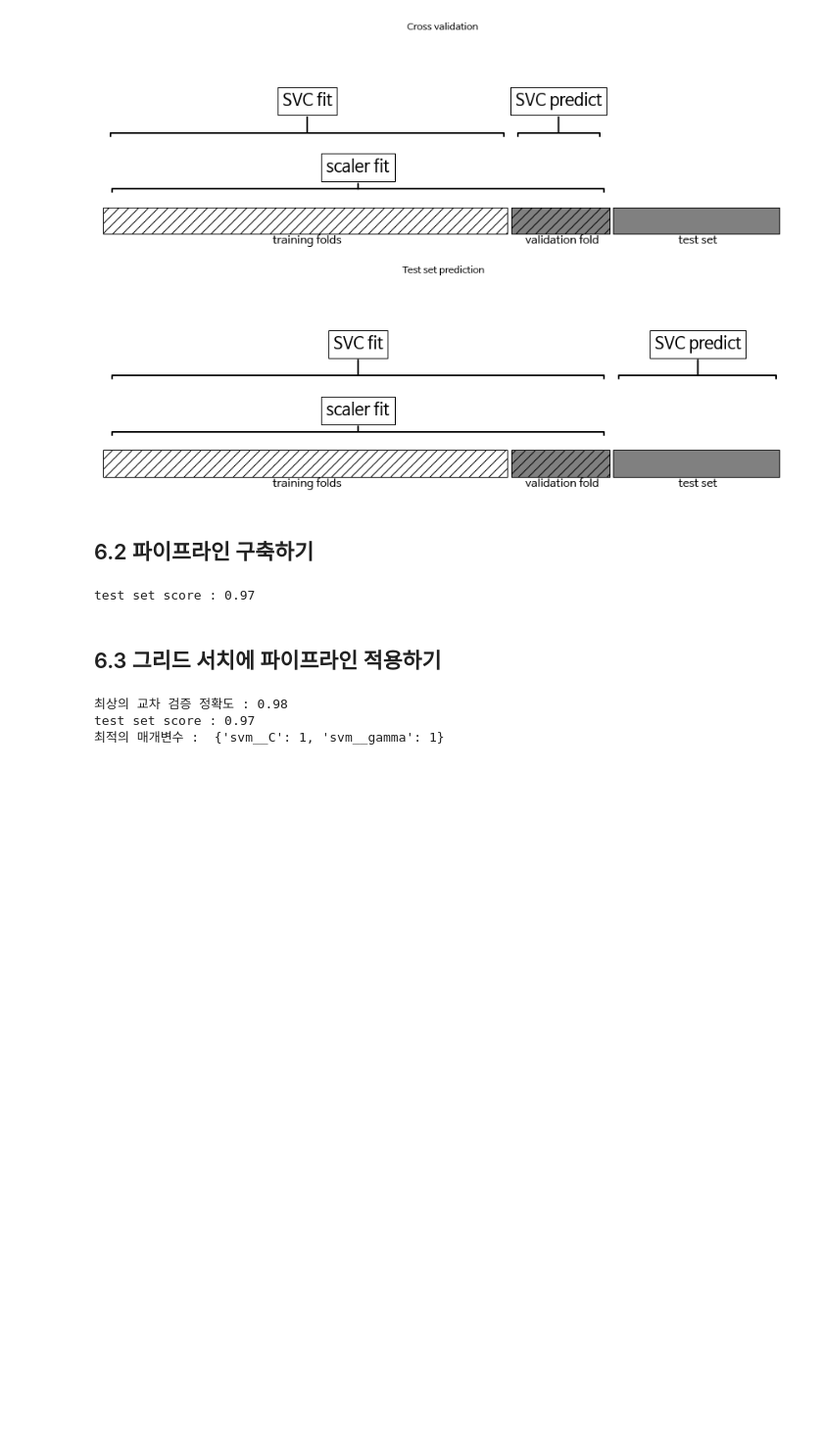
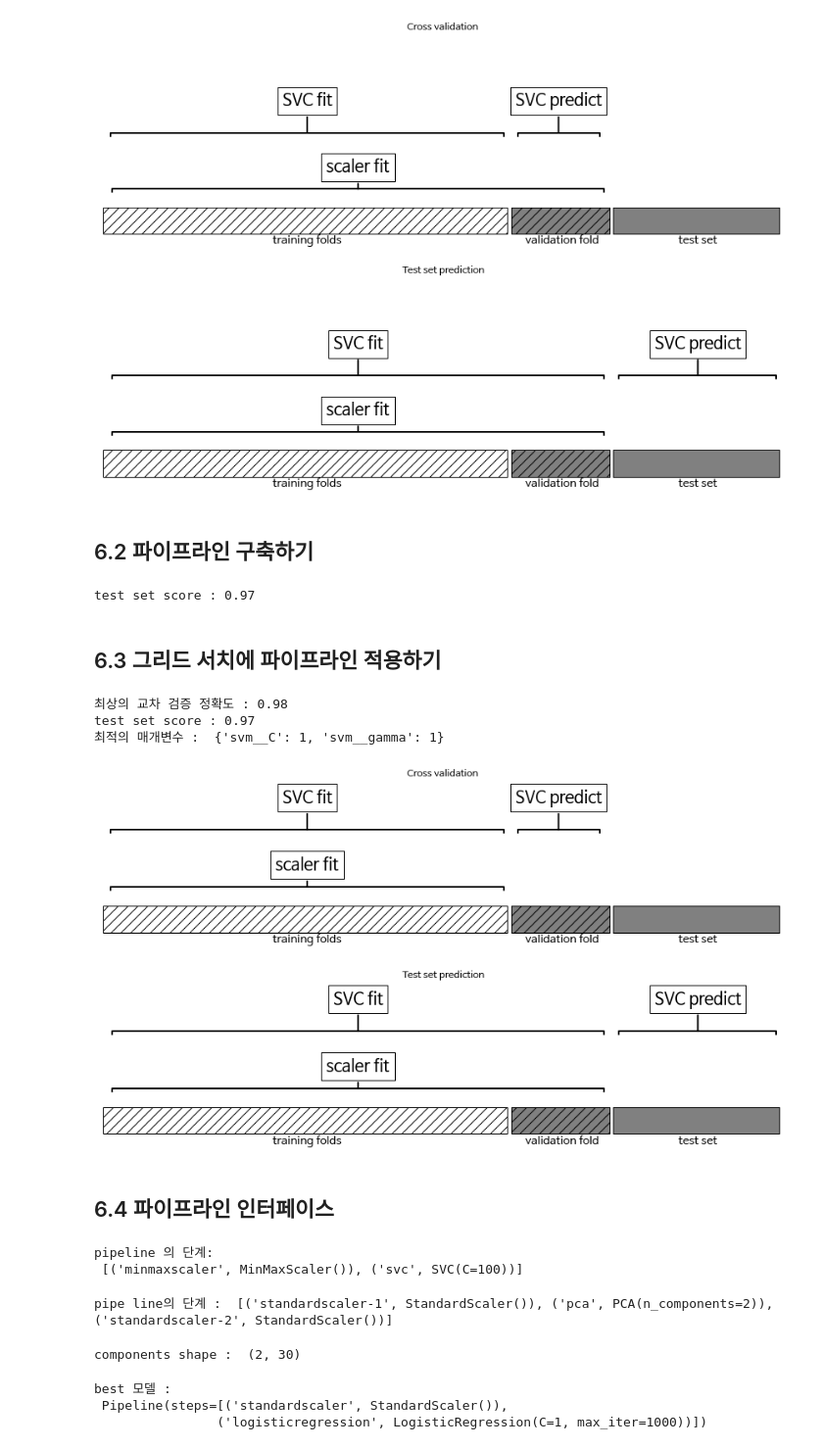
Before and after one commit to 1bin01/Machine-Learning, a Jupyter notebook: Introduction-to-Machine-Learning/Ch6_algorithm_chains_and_pipelines.ipynb, the cells around one changed output. Shown at 98% size. Drawn from its saved outputs; the diff is of its cells as text; code cells hidden in the pictures; blank space fills up the shorter version.

```diff
--- a/Introduction-to-Machine-Learning/Ch6_algorithm_chains_and_pipelines.ipynb
+++ b/Introduction-to-Machine-Learning/Ch6_algorithm_chains_and_pipelines.ipynb
@@ -91,3 +91,50 @@ print("최적의 매개변수 : ", grid.best_params_)
 최상의 교차 검증 정확도 : 0.98
 test set score : 0.97
 최적의 매개변수 :  {'svm__C': 1, 'svm__gamma': 1}
+# %%
+mglearn.plots.plot_proper_processing()
+# %% [output]
+[figure, added]
+# %% [markdown]
+## 6.4 파이프라인 인터페이스
+# %%
+# 6.4.1 make_pipeline을 사용한 파이프라인 생성
+from sklearn.pipeline import make_pipeline
+
+pipe_short = make_pipeline(MinMaxScaler(), SVC(C = 100))
+print("pipeline 의 단계:\n", pipe_short.steps)
+# %% [output]
+pipeline 의 단계:
+ [('minmaxscaler', MinMaxScaler()), ('svc', SVC(C=100))]
+# %%
+from sklearn.preprocessing import StandardScaler
+from sklearn.decomposition import PCA
+
+pipe = make_pipeline(StandardScaler(), PCA(n_components = 2), StandardScaler())
+print("pipe line의 단계 : ", pipe.steps)
+# %% [output]
+pipe line의 단계 :  [('standardscaler-1', StandardScaler()), ('pca', PCA(n_components=2)), ('standardscaler-2', StandardScaler())]
+# %%
+# 6.4.2 단계 속성에 접근하기
+# named_steps : 단계 이름을 키로 가짐
+pipe.fit(cancer.data)
+components = pipe.named_steps["pca"].components_
+print("components shape : ", components.shape)
+# %% [output]
+components shape :  (2, 30)
+# %%
+# 6.4.3 그리드 서치 안의 파이프라인 속성에 접근하기
+
+from sklearn.linear_model import LogisticRegression
+pipe = make_pipeline(StandardScaler(), LogisticRegression(max_iter = 1000))
+param_grid = {'logisticregression__C' : [0.01, 0.1, 1, 10, 100]}
+
+X_train, X_test, y_train, y_test = train_test_split(cancer.data, cancer.target, random_state = 4)
+grid = GridSearchCV(pipe, param_grid, cv = 5)
+grid.fit(X_train, y_train)
+
+print("best 모델 :\n", grid.best_estimator_)
+# %% [output]
+best 모델 :
+ Pipeline(steps=[('standardscaler', StandardScaler()),
+                ('logisticregression', LogisticRegression(C=1, max_iter=1000))])
```
Also changed, not shown: parts of 4 cells of this notebook.
